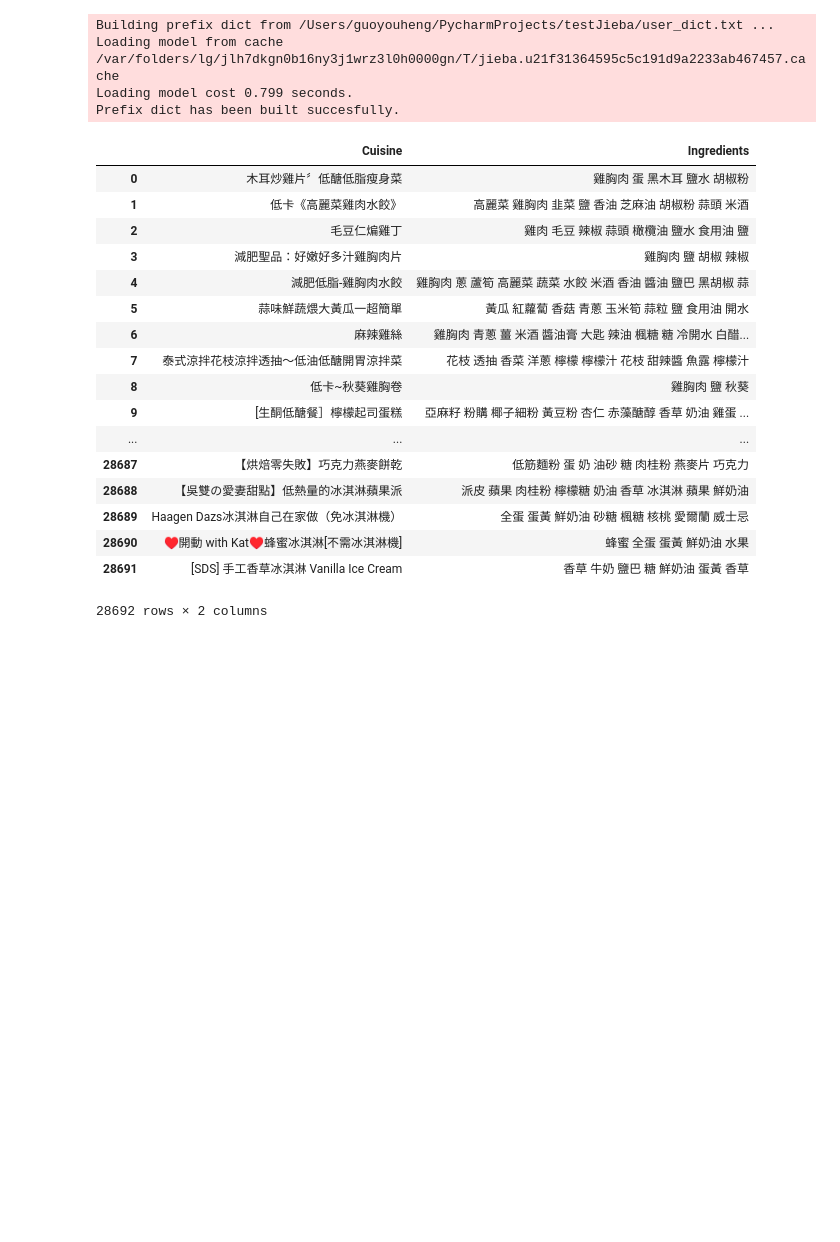
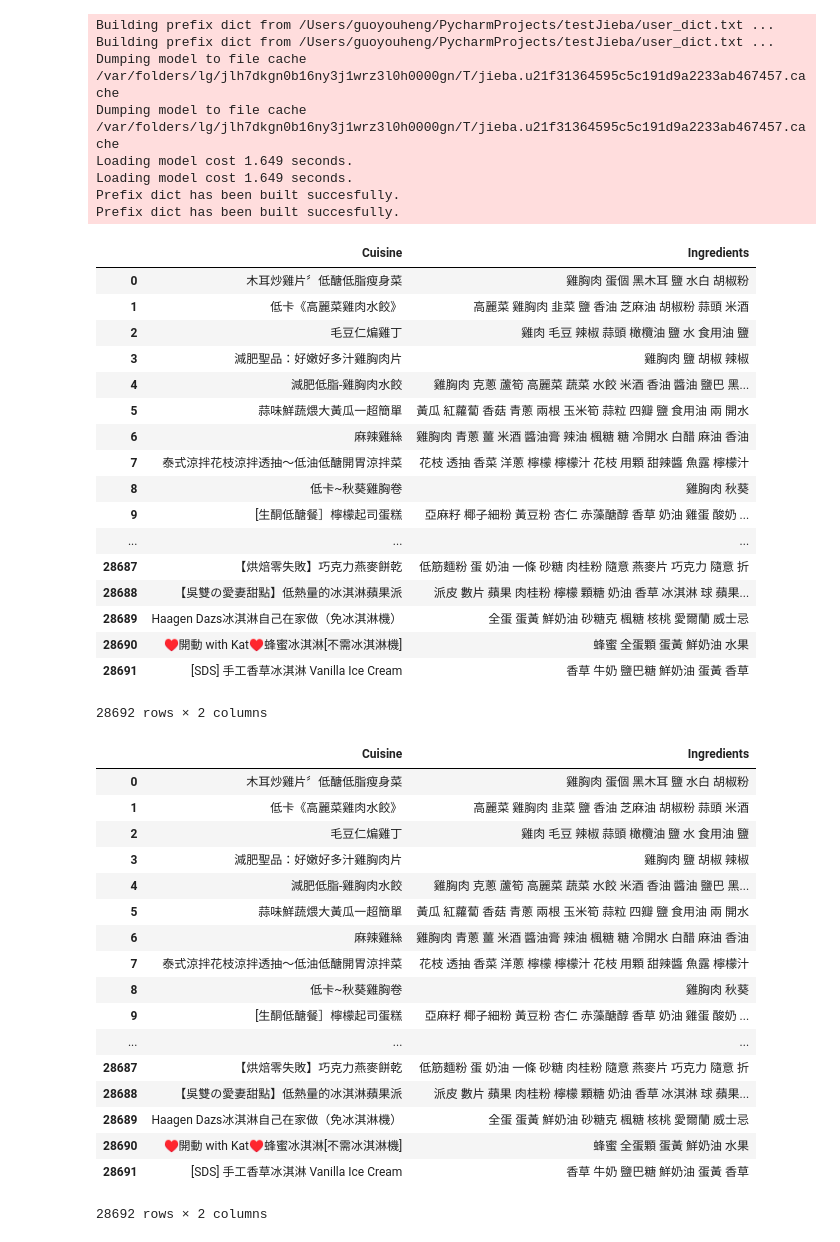
Before and after one commit to YuHengKuo/testJieba, a Jupyter notebook: iCookcut.ipynb, the cells around one changed output. Drawn from its saved outputs; the diff is of its cells as text; code cells hidden in the pictures; blank space fills up the shorter version.

```diff
--- a/iCookcut.ipynb
+++ b/iCookcut.ipynb
@@ -58,47 +76,69 @@ df
 # %%
 import jieba
 import jieba.analyse
 jieba.set_dictionary('user_dict.txt')
 
-#建立停用字詞 並過濾
+#建立停用字詞字典 並去除停用字
 def stopwordslist(filepath):
     stopwords = [line.strip() for line in open(filepath, 'r', encoding='utf-8').readlines()]
     return stopwords
 
 def seg_sentence(sentence):
     sentence_seged = jieba.cut(sentence.strip())
     stopwords = stopwordslist('stop_words.txt')
     outstr = ''
     for word in sentence_seged:
         if word not in stopwords:
-            if word != '/t':
+            if word != '\t':
                 outstr += word
                 outstr += " "
     return outstr
 
 df["Ingredients"] = df["Ingredients"].apply(seg_sentence)
 df
 # %% [output]
 Building prefix dict from /Users/guoyouheng/PycharmProjects/testJieba/user_dict.txt ...
-Loading model from cache /var/folders/lg/jlh7dkgn0b16ny3j1wrz3l0h0000gn/T/jieba.u21f31364595c5c191d9a2233ab467457.cache
-Loading model cost 0.799 seconds.
+Building prefix dict from /Users/guoyouheng/PycharmProjects/testJieba/user_dict.txt ...
+Dumping model to file cache /var/folders/lg/jlh7dkgn0b16ny3j1wrz3l0h0000gn/T/jieba.u21f31364595c5c191d9a2233ab467457.cache
+Dumping model to file cache /var/folders/lg/jlh7dkgn0b16ny3j1wrz3l0h0000gn/T/jieba.u21f31364595c5c191d9a2233ab467457.cache
+Loading model cost 1.649 seconds.
+Loading model cost 1.649 seconds.
 Prefix dict has been built succesfully.
+Prefix dict has been built succesfully.
 |  | Cuisine | Ingredients |
-| 0 | 木耳炒雞片〞低醣低脂瘦身菜 | 雞胸肉 蛋 黑木耳 鹽水 胡椒粉 |
+| 0 | 木耳炒雞片〞低醣低脂瘦身菜 | 雞胸肉 蛋個 黑木耳 鹽 水白 胡椒粉 |
 | 1 | 低卡《高麗菜雞肉水餃》 | 高麗菜 雞胸肉 韭菜 鹽 香油 芝麻油 胡椒粉 蒜頭 米酒 |
-| 2 | 毛豆仁煸雞丁 | 雞肉 毛豆 辣椒 蒜頭 橄欖油 鹽水 食用油 鹽 |
+| 2 | 毛豆仁煸雞丁 | 雞肉 毛豆 辣椒 蒜頭 橄欖油 鹽 水 食用油 鹽 |
 | 3 | 減肥聖品：好嫩好多汁雞胸肉片 | 雞胸肉 鹽 胡椒 辣椒 |
-| 4 | 減肥低脂-雞胸肉水餃 | 雞胸肉 蔥 蘆筍 高麗菜 蔬菜 水餃 米酒 香油 醬油 鹽巴 黑胡椒 蒜 |
-| 5 | 蒜味鮮蔬煨大黃瓜一超簡單 | 黃瓜 紅蘿蔔 香菇 青蔥 玉米筍 蒜粒 鹽 食用油 開水 |
-| 6 | 麻辣雞絲 | 雞胸肉 青蔥 薑 米酒 醬油膏 大匙 辣油 楓糖 糖 冷開水 白醋... |
-| 7 | 泰式涼拌花枝涼拌透抽～低油低醣開胃涼拌菜 | 花枝 透抽 香菜 洋蔥 檸檬 檸檬汁 花枝 甜辣醬 魚露 檸檬汁 |
-| 8 | 低卡~秋葵雞胸卷 | 雞胸肉 鹽 秋葵 |
-| 9 | [生酮低醣餐］檸檬起司蛋糕 | 亞麻籽 粉購 椰子細粉 黃豆粉 杏仁 赤藻醣醇 香草 奶油 雞蛋 ... |
+| 4 | 減肥低脂-雞胸肉水餃 | 雞胸肉 克蔥 蘆筍 高麗菜 蔬菜 水餃 米酒 香油 醬油 鹽巴 黑... |
+| 5 | 蒜味鮮蔬煨大黃瓜一超簡單 | 黃瓜 紅蘿蔔 香菇 青蔥 兩根 玉米筍 蒜粒 四瓣 鹽 食用油 兩 開水 |
+| 6 | 麻辣雞絲 | 雞胸肉 青蔥 薑 米酒 醬油膏 辣油 楓糖 糖 冷開水 白醋 麻油 香油 |
+| 7 | 泰式涼拌花枝涼拌透抽～低油低醣開胃涼拌菜 | 花枝 透抽 香菜 洋蔥 檸檬 檸檬汁 花枝 用顆 甜辣醬 魚露 檸檬汁 |
+| 8 | 低卡~秋葵雞胸卷 | 雞胸肉 秋葵 |
+| 9 | [生酮低醣餐］檸檬起司蛋糕 | 亞麻籽 椰子細粉 黃豆粉 杏仁 赤藻醣醇 香草 奶油 雞蛋 酸奶 ... |
 | ... | ... | ... |
-| 28687 | 【烘焙零失敗】巧克力燕麥餅乾 | 低筋麵粉 蛋 奶 油砂 糖 肉桂粉 燕麥片 巧克力 |
-| 28688 | 【吳雙の愛妻甜點】低熱量的冰淇淋蘋果派 | 派皮 蘋果 肉桂粉 檸檬糖 奶油 香草 冰淇淋 蘋果 鮮奶油 |
-| 28689 | Haagen Dazs冰淇淋自己在家做（免冰淇淋機） | 全蛋 蛋黃 鮮奶油 砂糖 楓糖 核桃 愛爾蘭 威士忌 |
-| 28690 | ♥開動 with Kat♥蜂蜜冰淇淋[不需冰淇淋機] | 蜂蜜 全蛋 蛋黃 鮮奶油 水果 |
-| 28691 | [SDS] 手工香草冰淇淋 Vanilla Ice Cream | 香草 牛奶 鹽巴 糖 鮮奶油 蛋黃 香草 |
+| 28687 | 【烘焙零失敗】巧克力燕麥餅乾 | 低筋麵粉 蛋 奶油 一條 砂糖 肉桂粉 隨意 燕麥片 巧克力 隨意 折 |
+| 28688 | 【吳雙の愛妻甜點】低熱量的冰淇淋蘋果派 | 派皮 數片 蘋果 肉桂粉 檸檬 顆糖 奶油 香草 冰淇淋 球 蘋果... |
+| 28689 | Haagen Dazs冰淇淋自己在家做（免冰淇淋機） | 全蛋 蛋黃 鮮奶油 砂糖克 楓糖 核桃 愛爾蘭 威士忌 |
+| 28690 | ♥開動 with Kat♥蜂蜜冰淇淋[不需冰淇淋機] | 蜂蜜 全蛋顆 蛋黃 鮮奶油 水果 |
+| 28691 | [SDS] 手工香草冰淇淋 Vanilla Ice Cream | 香草 牛奶 鹽巴糖 鮮奶油 蛋黃 香草 |
 28692 rows × 2 columns
+|  | Cuisine | Ingredients |
+| 0 | 木耳炒雞片〞低醣低脂瘦身菜 | 雞胸肉 蛋個 黑木耳 鹽 水白 胡椒粉 |
+| 1 | 低卡《高麗菜雞肉水餃》 | 高麗菜 雞胸肉 韭菜 鹽 香油 芝麻油 胡椒粉 蒜頭 米酒 |
+| 2 | 毛豆仁煸雞丁 | 雞肉 毛豆 辣椒 蒜頭 橄欖油 鹽 水 食用油 鹽 |
+| 3 | 減肥聖品：好嫩好多汁雞胸肉片 | 雞胸肉 鹽 胡椒 辣椒 |
+| 4 | 減肥低脂-雞胸肉水餃 | 雞胸肉 克蔥 蘆筍 高麗菜 蔬菜 水餃 米酒 香油 醬油 鹽巴 黑... |
+| 5 | 蒜味鮮蔬煨大黃瓜一超簡單 | 黃瓜 紅蘿蔔 香菇 青蔥 兩根 玉米筍 蒜粒 四瓣 鹽 食用油 兩 開水 |
+| 6 | 麻辣雞絲 | 雞胸肉 青蔥 薑 米酒 醬油膏 辣油 楓糖 糖 冷開水 白醋 麻油 香油 |
+| 7 | 泰式涼拌花枝涼拌透抽～低油低醣開胃涼拌菜 | 花枝 透抽 香菜 洋蔥 檸檬 檸檬汁 花枝 用顆 甜辣醬 魚露 檸檬汁 |
+| 8 | 低卡~秋葵雞胸卷 | 雞胸肉 秋葵 |
+| 9 | [生酮低醣餐］檸檬起司蛋糕 | 亞麻籽 椰子細粉 黃豆粉 杏仁 赤藻醣醇 香草 奶油 雞蛋 酸奶 ... |
+| ... | ... | ... |
+| 28687 | 【烘焙零失敗】巧克力燕麥餅乾 | 低筋麵粉 蛋 奶油 一條 砂糖 肉桂粉 隨意 燕麥片 巧克力 隨意 折 |
+| 28688 | 【吳雙の愛妻甜點】低熱量的冰淇淋蘋果派 | 派皮 數片 蘋果 肉桂粉 檸檬 顆糖 奶油 香草 冰淇淋 球 蘋果... |
+| 28689 | Haagen Dazs冰淇淋自己在家做（免冰淇淋機） | 全蛋 蛋黃 鮮奶油 砂糖克 楓糖 核桃 愛爾蘭 威士忌 |
+| 28690 | ♥開動 with Kat♥蜂蜜冰淇淋[不需冰淇淋機] | 蜂蜜 全蛋顆 蛋黃 鮮奶油 水果 |
+| 28691 | [SDS] 手工香草冰淇淋 Vanilla Ice Cream | 香草 牛奶 鹽巴糖 鮮奶油 蛋黃 香草 |
+28692 rows × 2 columns
 # %%
```
Also changed, not shown: parts of 5 cells of this notebook, 3 other files.
